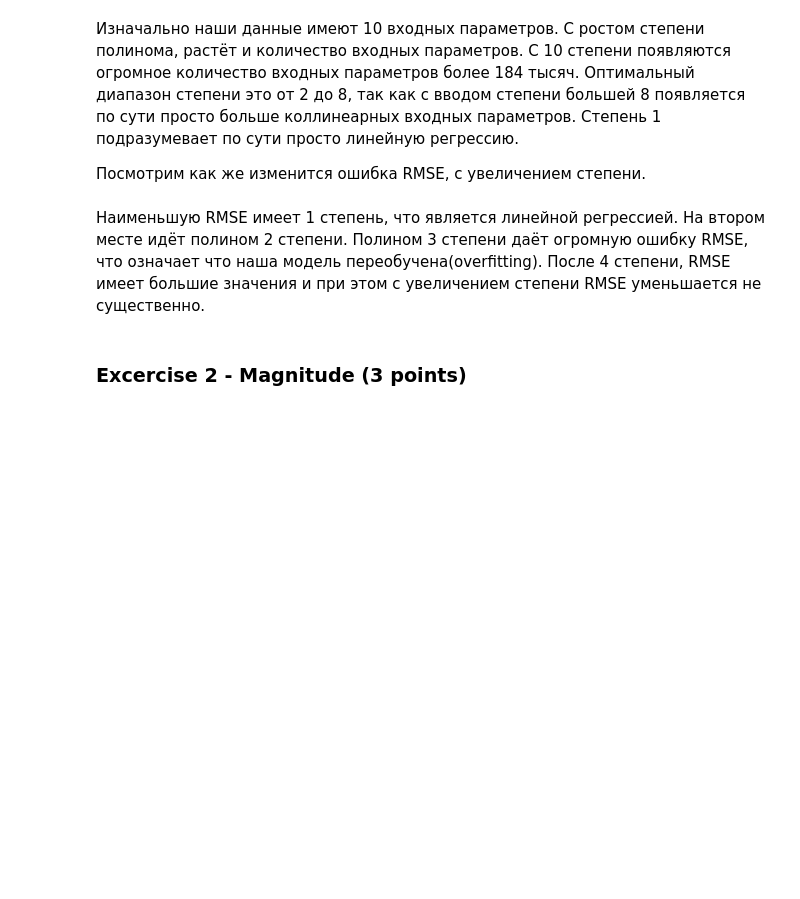
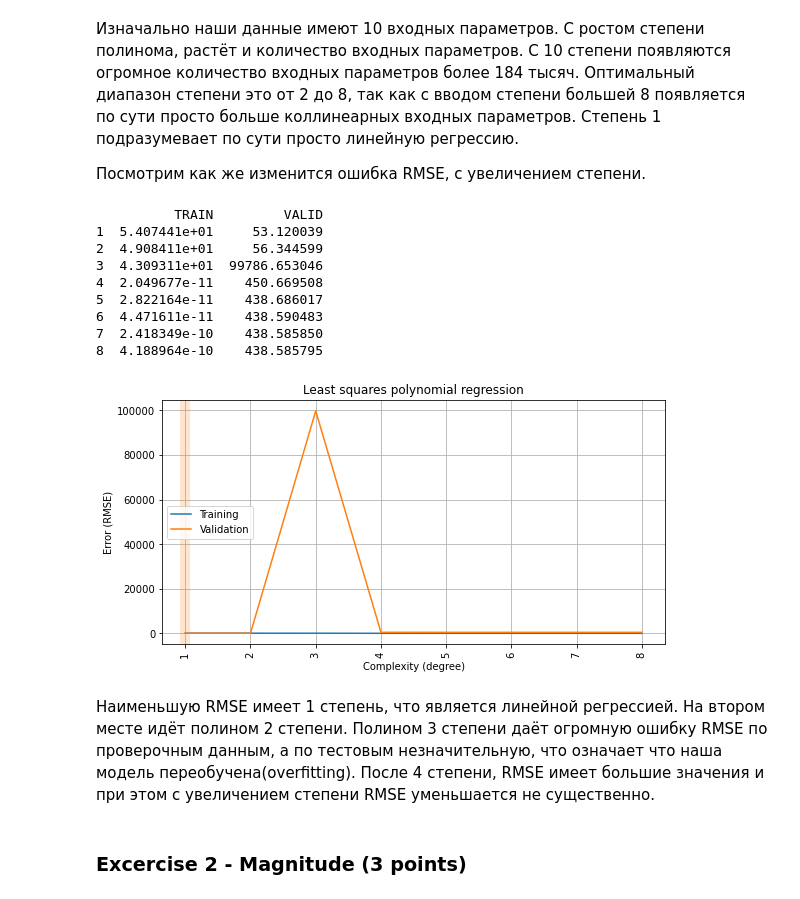
Before and after one commit to githubjeka/ml-intro, a Jupyter notebook: overfitting_regularization.ipynb, the cells around one changed output. Cells and saved outputs as stored; diff of their text form; code cells hidden in the pictures; blank space fills up the shorter version.

Commit message:
feat: init overfitting_regularization.ipynb

```diff
--- a/overfitting_regularization.ipynb
+++ b/overfitting_regularization.ipynb
@@ -321,21 +417,37 @@ plt.ylabel('N features')
 Посмотрим как же изменится ошибка RMSE, с увеличением степени.
 # %%
 degrees = [1, 2, 3, 4, 5, 6, 7, 8]
-rmse_results = []
+rmse_train_results = []
+rmse_valid_results = []
 for degree in degrees:
     Input=[('polynomial',PolynomialFeatures(degree=degree)),('modal',LinearRegression(fit_intercept=True))]
     pipe=Pipeline(Input)
     pipe.fit(X_train, y_train)
-    y_poly_pred=pipe.predict(X_valid)
-    rmse_value = rmse(y_valid, y_poly_pred)
-    rmse_results.append(rmse_value)
+
+    y_poly_valid_pred=pipe.predict(X_valid)
+    rmse_value = rmse(y_valid, y_poly_valid_pred)
+    rmse_valid_results.append(rmse_value)
+
+    y_poly_train_pred=pipe.predict(X_train)
+    rmse_value = rmse(y_train, y_poly_train_pred)
+    rmse_train_results.append(rmse_value)
 # %%
-print(pd.DataFrame(data=rmse_results, index=degrees))
-sns.lineplot(y=rmse_results, x=degrees)
-plt.xlabel('degree')
-plt.ylabel('RMSE')
+print(pd.DataFrame(data={'TRAIN': rmse_train_results, 'VALID':rmse_valid_results },index=degrees))
+plot_fitting_graph(degrees, rmse_train_results, rmse_valid_results, xlabel='Complexity (degree)', ylabel='Error (RMSE)',
+                   title='Least squares polynomial regression')
+# %% [output]
+          TRAIN         VALID
+1  5.407441e+01     53.120039
+2  4.908411e+01     56.344599
+3  4.309311e+01  99786.653046
+4  2.049677e-11    450.669508
+5  2.822164e-11    438.686017
+6  4.471611e-11    438.590483
+7  2.418349e-10    438.585850
+8  4.188964e-10    438.585795
+[figure, added]
 # %% [markdown]
-Наименьшую RMSE имеет 1 степень, что является линейной регрессией. На втором месте идёт полином 2 степени. Полином 3 степени даёт огромную ошибку RMSE, что означает что наша модель переобучена(overfitting). После 4 степени, RMSE имеет большие значения и при этом с увеличением степени RMSE уменьшается не существенно.
+Наименьшую RMSE имеет 1 степень, что является линейной регрессией. На втором месте идёт полином 2 степени. Полином 3 степени даёт огромную ошибку RMSE по проверочным данным, а по тестовым незначительную, что означает что наша модель переобучена(overfitting). После 4 степени, RMSE имеет большие значения и при этом с увеличением степени RMSE уменьшается не существенно.
 # %% [markdown]
 ### Excercise 2 - Magnitude (3 points)
 # %% [markdown]
```
Also changed, not shown: parts of 17 cells of this notebook.
